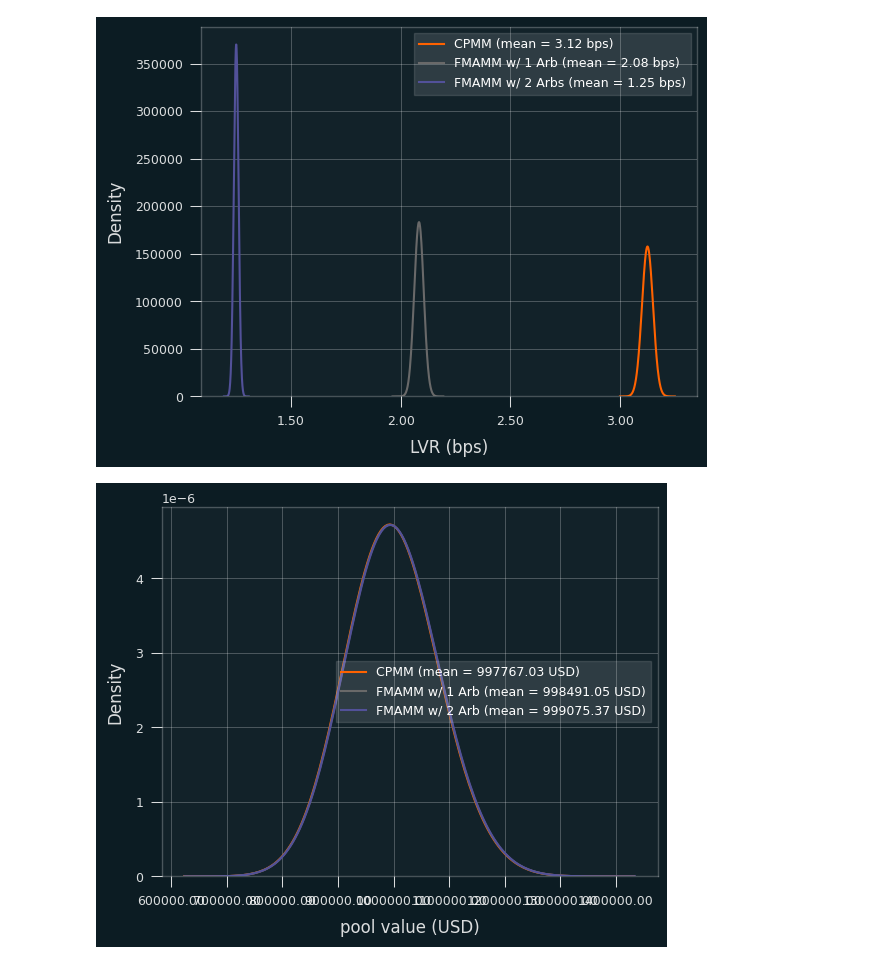
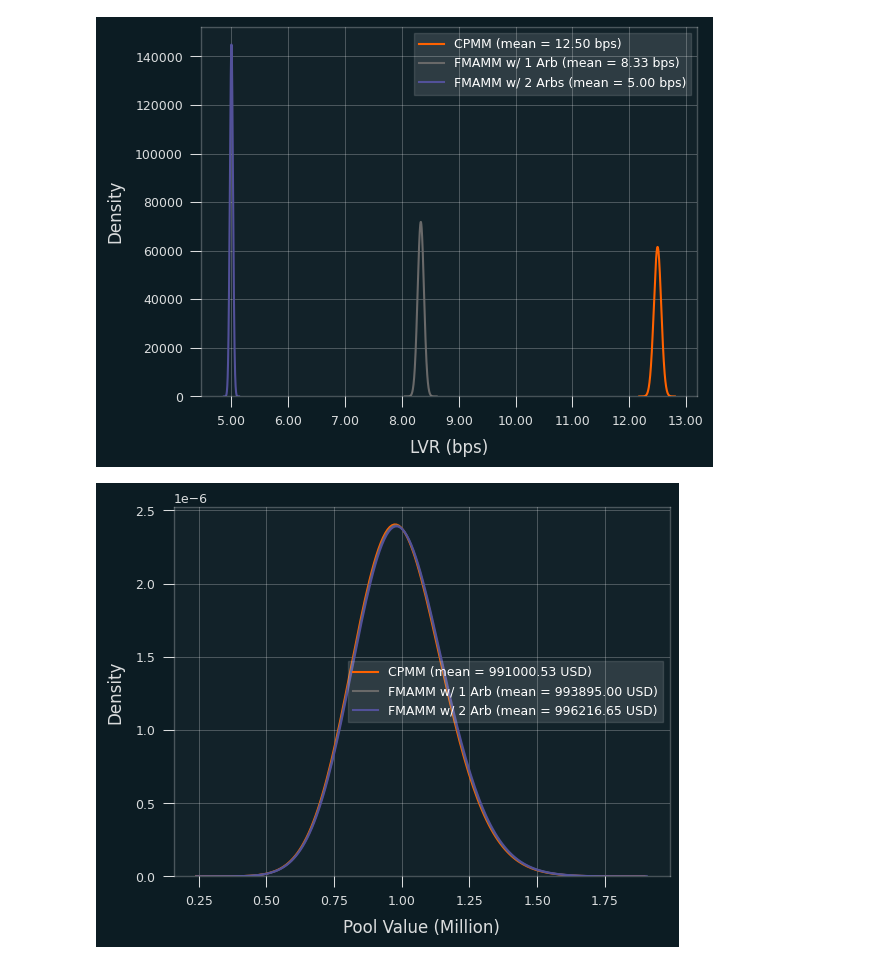
Before and after one commit to kosunghun317/alternative_AMMs, a Jupyter notebook: notes/LVR_comparison.ipynb, the cells around one changed output. Drawn from its saved outputs; the diff is of its cells as text; code cells hidden in the pictures.

```diff
--- a/notes/LVR_comparison.ipynb
+++ b/notes/LVR_comparison.ipynb
@@ -144,28 +143,25 @@ def run_simulations(
         prices = np.exp(z - (np.arange(T) * sigma**2) / 2)
         prices = prices / prices[0] * p0
 
-        # save the initial reserves
-        initial_yReserves = amm0.yReserves()
-
         lvr0 = 0.0
         lvr1 = 0.0
         lvr2 = 0.0
 
         for i in range(T):
             # on CPMM arbitrageurs report the external price honestly
-            val0 = 2 * amm0.L * sqrt(amm0.P)
+            val0 = prices[i] * amm0.xReserves() + amm0.yReserves()
             x0, y0 = amm0.tradeToPrice(prices[i])
             lvr0 += -(prices[i] * x0 + y0) / val0
 
             # on FMAMM with 1 arbitrageur the profit is maximized by reporting the geometric mean
-            val1 = 2 * amm1.L * sqrt(amm1.P)
+            val1 = prices[i] * amm1.xReserves() + amm1.yReserves()
             x1, y1 = amm1.tradeToPrice(GM(prices[i], amm1.P))
             lvr1 += -(prices[i] * x1 + y1) / val1
 
             # on FMAMM with 2 arbitrageurs the reported price will be P^{\frac{3}{4}} P^{\frac{1}{4}}_amm,
             # since the first will report geometric mean
             # and the second will report the geometric mean of external price and the first's report
-            val2 = 2 * amm2.L * sqrt(amm2.P)
+            val2 = prices[i] * amm2.xReserves() + amm2.yReserves()
             x2, y2 = amm2.tradeToPrice(GM(prices[i], GM(prices[i], amm2.P)))
             lvr2 += -(prices[i] * x2 + y2) / val2
 
@@ -173,15 +169,15 @@ def run_simulations(
             lvr0 / days,
             lvr1 / days,
             lvr2 / days,
-            2 * amm0.L * sqrt(amm0.P),
-            2 * amm1.L * sqrt(amm1.P),
-            2 * amm2.L * sqrt(amm2.P),
+            prices[T - 1] * amm0.xReserves() + amm0.yReserves(),
+            prices[T - 1] * amm1.xReserves() + amm1.yReserves(),
+            prices[T - 1] * amm2.xReserves() + amm2.yReserves(),
         ]
 
     return results
 # %%
-daily_std = 0.05
-block_time = 12  # 12 for Mainnet, 5 for Gnosis, 1 for L2s
+daily_std = 0.1
+block_time = 5  # 12 for Mainnet, 5 for Gnosis, 1 for L2s
 blocks_per_day = 24 * 60 * 60 / block_time
 paths = 10_000
 days = 7
@@ -219,31 +215,31 @@ ax.set_xticklabels(["{:.2f}".format(tick * 10000) for tick in ticks_loc])
 plt.legend()
 plt.show()
 # %% [output]
-[figure, old version]
+[figure, new version]
 # %%
 # Plotting with the specified adjustments
 ax = sns.kdeplot(
     data=results[3, :],
     bw_adjust=bw_adjust,
     label=f"CPMM (mean = {means[3]:.2f} USD)",
 )
 ax = sns.kdeplot(
     data=results[4, :],
     bw_adjust=bw_adjust,
     label=f"FMAMM w/ 1 Arb (mean = {means[4]:.2f} USD)",
 )
 ax = sns.kdeplot(
     data=results[5, :],
     bw_adjust=bw_adjust,
     label=f"FMAMM w/ 2 Arb (mean = {means[5]:.2f} USD)",
 )
 
-ax.set(xlabel="pool value (USD)", ylabel="Density")
+ax.set(xlabel="Pool Value (Million)", ylabel="Density")
 ticks_loc = ax.get_xticks().tolist()
 ax.xaxis.set_major_locator(mticker.FixedLocator(ticks_loc))
-ax.set_xticklabels(["{:.2f}".format(tick) for tick in ticks_loc])
+ax.set_xticklabels([f"{tick / 10**6:.2f}" for tick in ticks_loc])
 
 plt.legend()
 plt.show()
 # %% [output]
-[figure, old version]
+[figure, new version]
```
Also changed, not shown: parts of 1 cell of this notebook, 4 other files.
